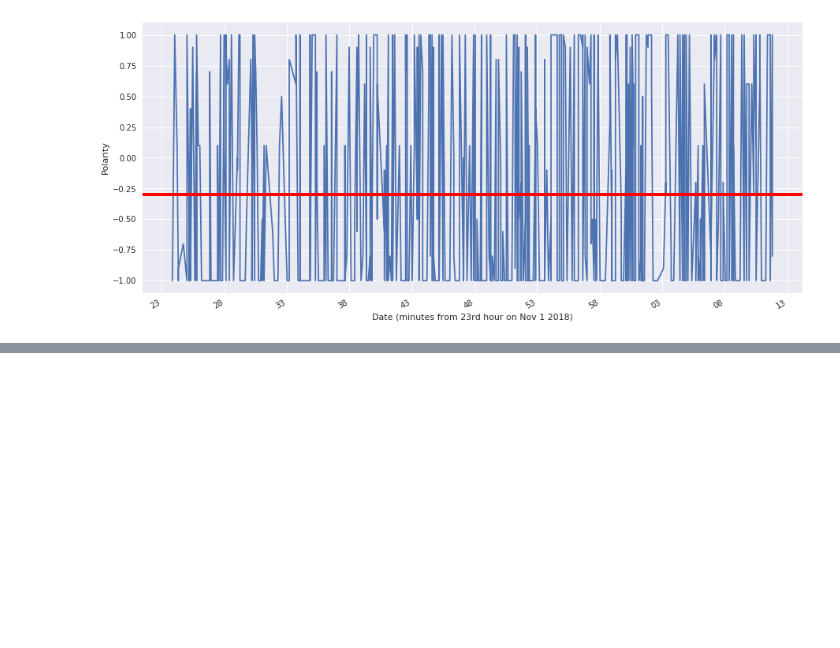
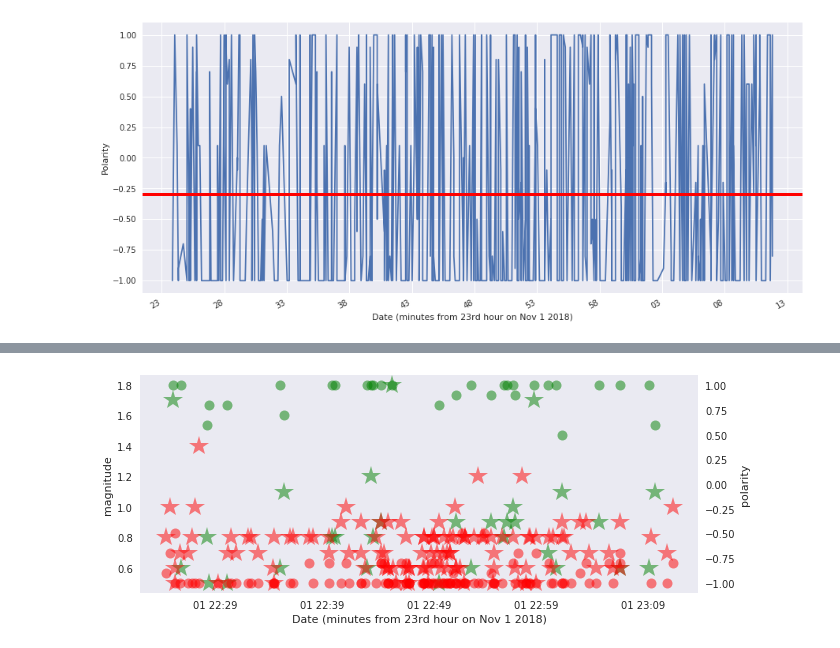
Before and after one commit to AstroHyde/gcp-tweets-streaming-pipeline, a Jupyter notebook: nlptweets.ipynb, the cells around one changed output, grey strips where cells are left out. Cells and saved outputs as stored; diff of their text form; code cells hidden in the pictures; blank space fills up the shorter version.

```diff
--- a/nlptweets.ipynb
+++ b/nlptweets.ipynb
@@ -161,0 +203,19 @@ Text(0,0.5,u'Polarity')
+# %%
+fig, ax1 = plt.subplots()
+ax1.set_xlabel('Date (minutes from 23rd hour on Nov 1 2018)')
+ax1.set_ylabel('magnitude')
+ax1.grid(False)
+ax1.xaxis.set_major_locator(mdates.MinuteLocator(interval=5))
+ax1.xaxis.set_major_formatter(mdates.DateFormatter('%M'))
+ax1.figure.set_size_inches(10,4)
+ax1.plot(love['datef'], love['magnitude'], 'g*', markersize=20, alpha=0.5)
+ax1.plot(hate['datef'], hate['magnitude'], 'r*', markersize=20, alpha=0.5)
+ax2=ax1.twinx()
+ax2.grid(False)
+ax2.plot(love.datef, love.polarity, 'g.', markersize=20, alpha=0.5)
+ax2.plot(hate.datef, hate.polarity, 'r.', markersize=20, alpha=0.5)
+ax2.set_ylabel('polarity')
+#ax2.axhline(y=polavg, linewidth=4, color='r')
+plt.show()
+# %% [output]
+[figure, added]
```
Also changed, not shown: parts of 14 cells of this notebook.
